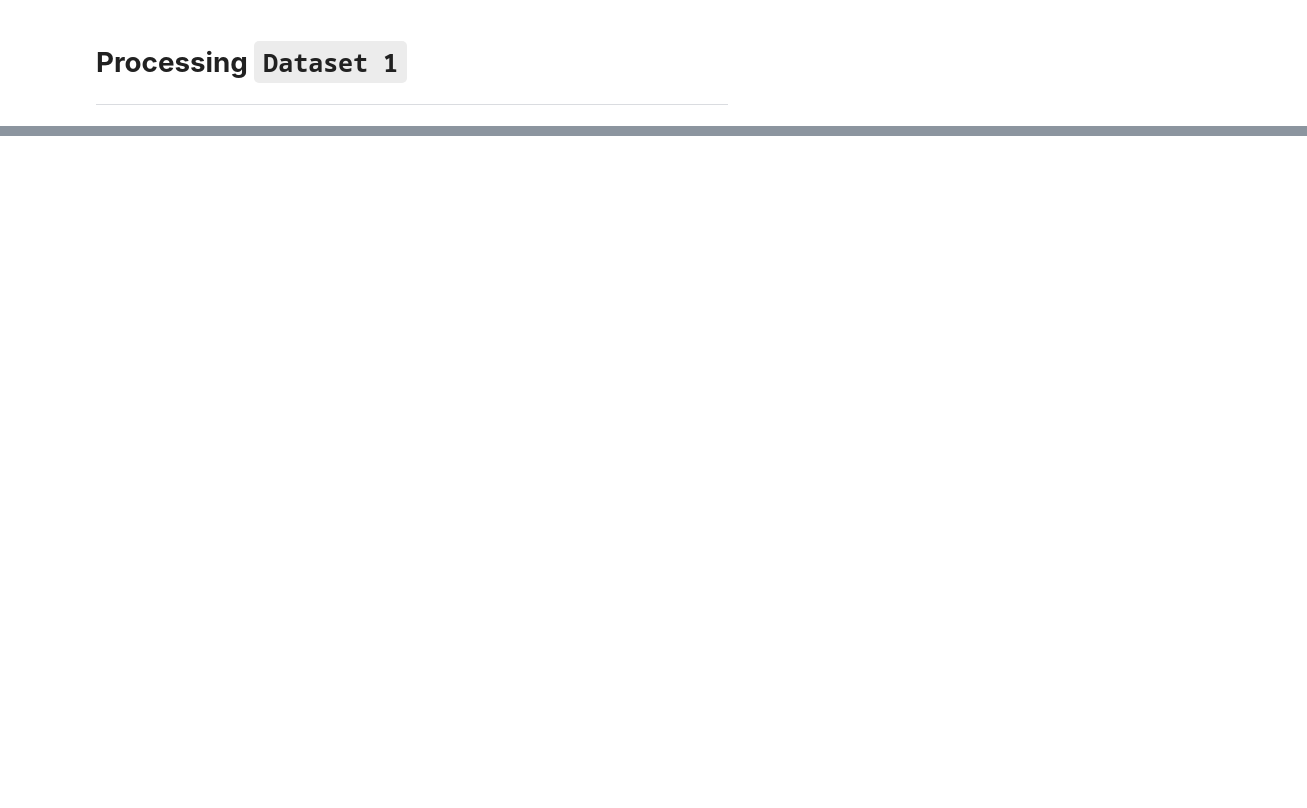
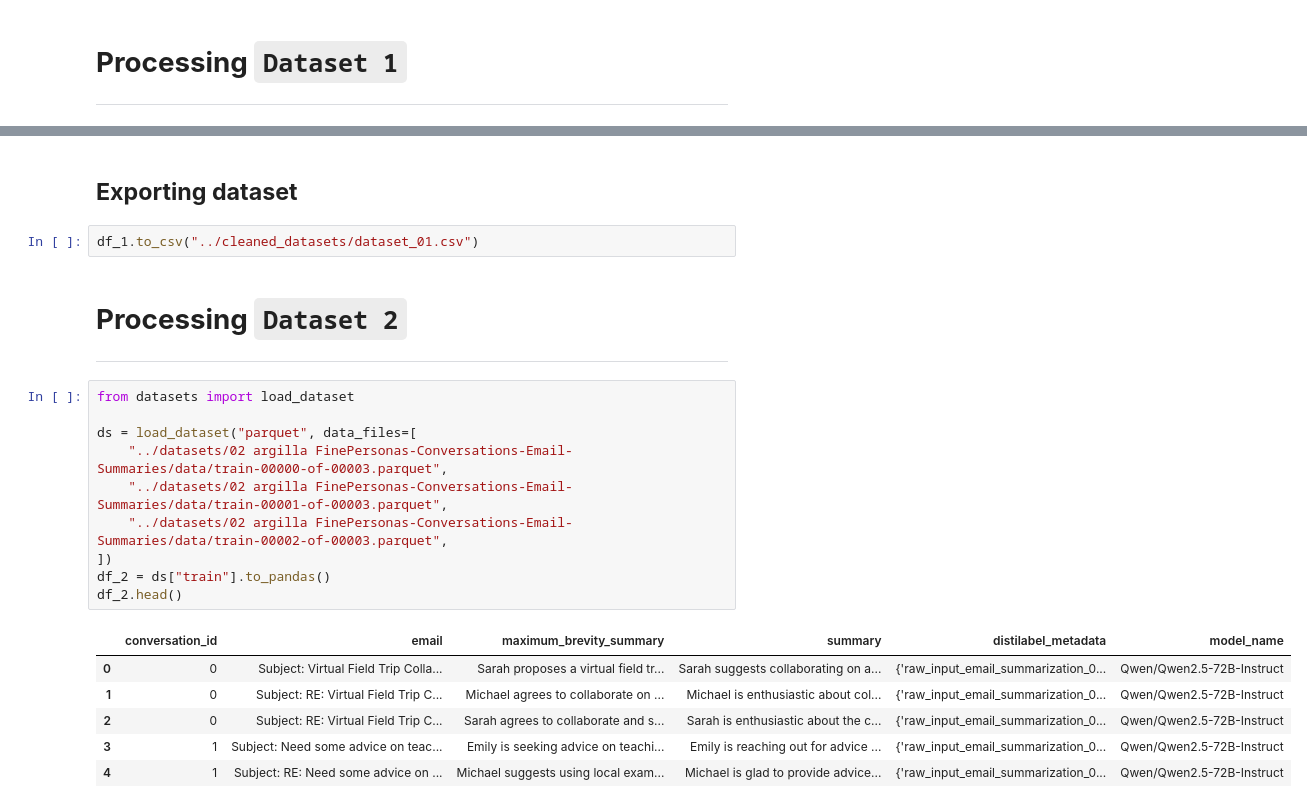
Before and after one commit to manjit-baishya-datascience/Email-Summarizer, a Jupyter notebook: research/notebooks/02_data_cleaning_and preprocessing.ipynb, the cells around one changed output, grey strips where cells are left out. Saved outputs shown, nothing was run; the diff lists cells and outputs as text; blank space fills up the shorter version.

```diff
--- a/research/notebooks/02_data_cleaning_and preprocessing.ipynb
+++ b/research/notebooks/02_data_cleaning_and preprocessing.ipynb
@@ -36,0 +475,24 @@ Trump ends 'Dreamer' immigration program, places onus on Congress
+# %% [markdown]
+## **Exporting dataset**
+# %%
+df_1.to_csv("../cleaned_datasets/dataset_01.csv")
+# %% [markdown]
+# **Processing `Dataset 2`**
+---
+# %%
+from datasets import load_dataset
+
+ds = load_dataset("parquet", data_files=[
+    "../datasets/02 argilla FinePersonas-Conversations-Email-Summaries/data/train-00000-of-00003.parquet",
+    "../datasets/02 argilla FinePersonas-Conversations-Email-Summaries/data/train-00001-of-00003.parquet",
+    "../datasets/02 argilla FinePersonas-Conversations-Email-Summaries/data/train-00002-of-00003.parquet",
+])
+df_2 = ds["train"].to_pandas()
+df_2.head()
+# %% [output]
+|  | conversation_id | email | maximum_brevity_summary | summary | distilabel_metadata | model_name |
+| 0 | 0 | Subject: Virtual Field Trip Colla... | Sarah proposes a virtual field tr... | Sarah suggests collaborating on a... | {'raw_input_email_summarization_0... | Qwen/Qwen2.5-72B-Instruct |
+| 1 | 0 | Subject: RE: Virtual Field Trip C... | Michael agrees to collaborate on ... | Michael is enthusiastic about col... | {'raw_input_email_summarization_0... | Qwen/Qwen2.5-72B-Instruct |
+| 2 | 0 | Subject: RE: Virtual Field Trip C... | Sarah agrees to collaborate and s... | Sarah is enthusiastic about the c... | {'raw_input_email_summarization_0... | Qwen/Qwen2.5-72B-Instruct |
+| 3 | 1 | Subject: Need some advice on teac... | Emily is seeking advice on teachi... | Emily is reaching out for advice ... | {'raw_input_email_summarization_0... | Qwen/Qwen2.5-72B-Instruct |
+| 4 | 1 | Subject: RE: Need some advice on ... | Michael suggests using local exam... | Michael is glad to provide advice... | {'raw_input_email_summarization_0... | Qwen/Qwen2.5-72B-Instruct |
```
Also changed, not shown: parts of 46 cells of this notebook, 3 other files.
